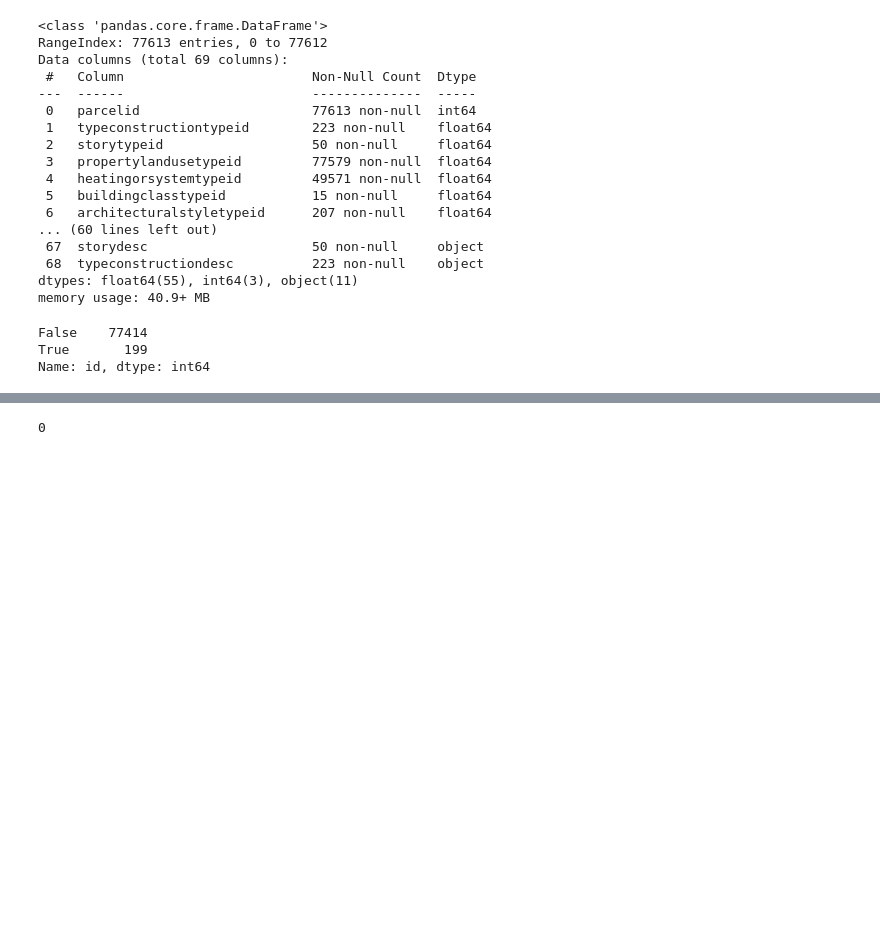
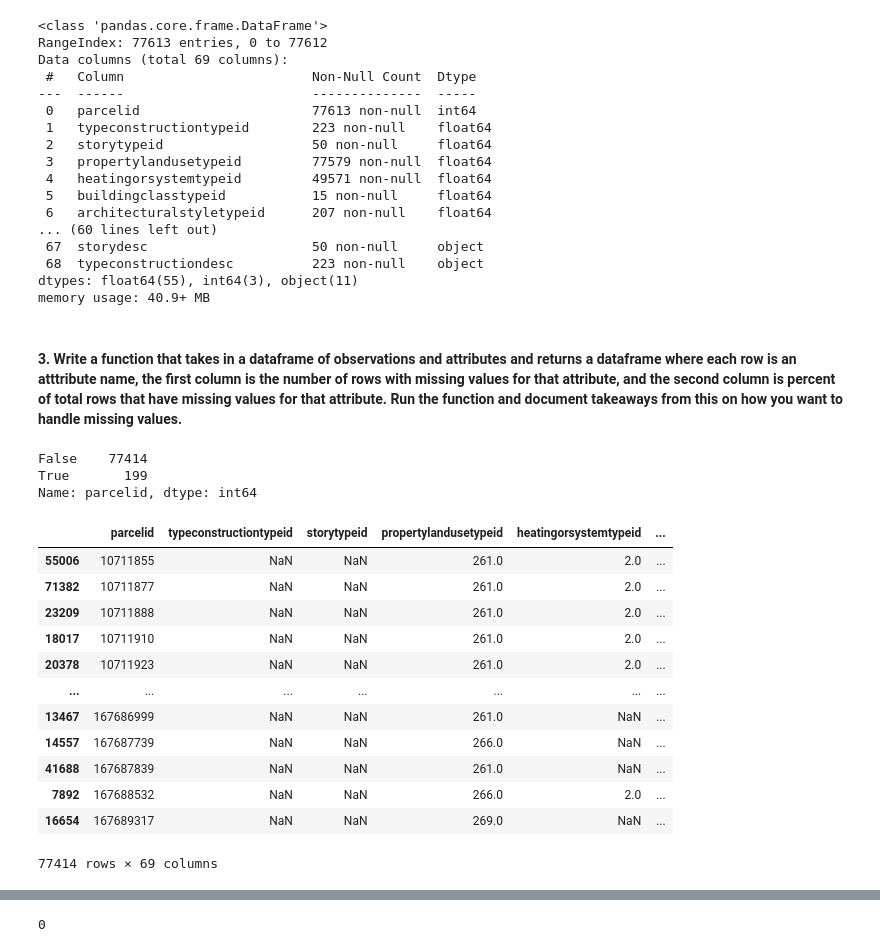
Before and after one commit to devgurung141/clustering-exercises, a Jupyter notebook: zillow.ipynb, the cells around one changed output, grey strips where cells are left out. Saved outputs shown, nothing was run; the diff lists cells and outputs as text; code cells hidden in the pictures; blank space fills up the shorter version.

```diff
--- a/zillow.ipynb
+++ b/zillow.ipynb
@@ -88,4 +99,6 @@ Data columns (total 69 columns):
  68  typeconstructiondesc          223 non-null    object
 dtypes: float64(55), int64(3), object(11)
 memory usage: 40.9+ MB
+# %% [markdown]
+#### 3. Write a function that takes in a dataframe of observations and attributes and returns a dataframe where each row is an atttribute name, the first column is the number of rows with missing values for that attribute, and the second column is percent of total rows that have missing values for that attribute. Run the function and document takeaways from this on how you want to handle missing values.
 # %%
@@ -93,13 +106,27 @@ df= df.sort_values('id')
 # %%
-bool_id = df['id'].duplicated()
+bool_id = df['parcelid'].duplicated()
 bool_id.value_counts()
 # %% [output]
 False    77414
 True       199
-Name: id, dtype: int64
+Name: parcelid, dtype: int64
 # %%
-# df = df[~bool_id]
-# df
+df = df[~bool_id]
+df
+# %% [output]
+|  | parcelid | typeconstructiontypeid | storytypeid | propertylandusetypeid | heatingorsystemtypeid | ... |
+| 55006 | 10711855 | NaN | NaN | 261.0 | 2.0 | ... |
+| 71382 | 10711877 | NaN | NaN | 261.0 | 2.0 | ... |
+| 23209 | 10711888 | NaN | NaN | 261.0 | 2.0 | ... |
+| 18017 | 10711910 | NaN | NaN | 261.0 | 2.0 | ... |
+| 20378 | 10711923 | NaN | NaN | 261.0 | 2.0 | ... |
+| ... | ... | ... | ... | ... | ... | ... |
+| 13467 | 167686999 | NaN | NaN | 261.0 | NaN | ... |
+| 14557 | 167687739 | NaN | NaN | 266.0 | NaN | ... |
+| 41688 | 167687839 | NaN | NaN | 261.0 | NaN | ... |
+| 7892 | 167688532 | NaN | NaN | 266.0 | 2.0 | ... |
+| 16654 | 167689317 | NaN | NaN | 269.0 | NaN | ... |
+77414 rows × 69 columns
 # %%
 df= df.sort_values('transactiondate')
 # %%
```
Also changed, not shown: parts of 50 cells of this notebook.
